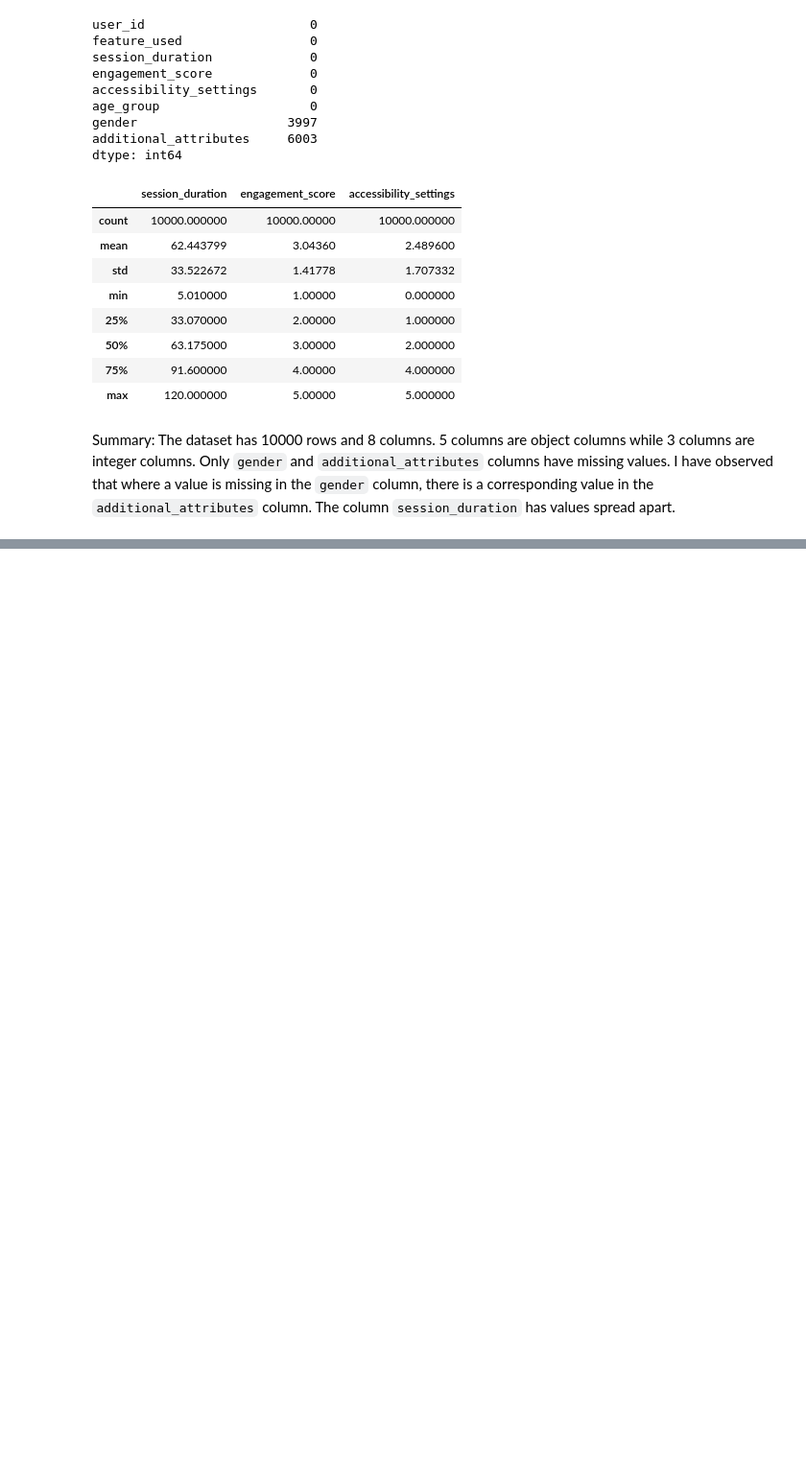
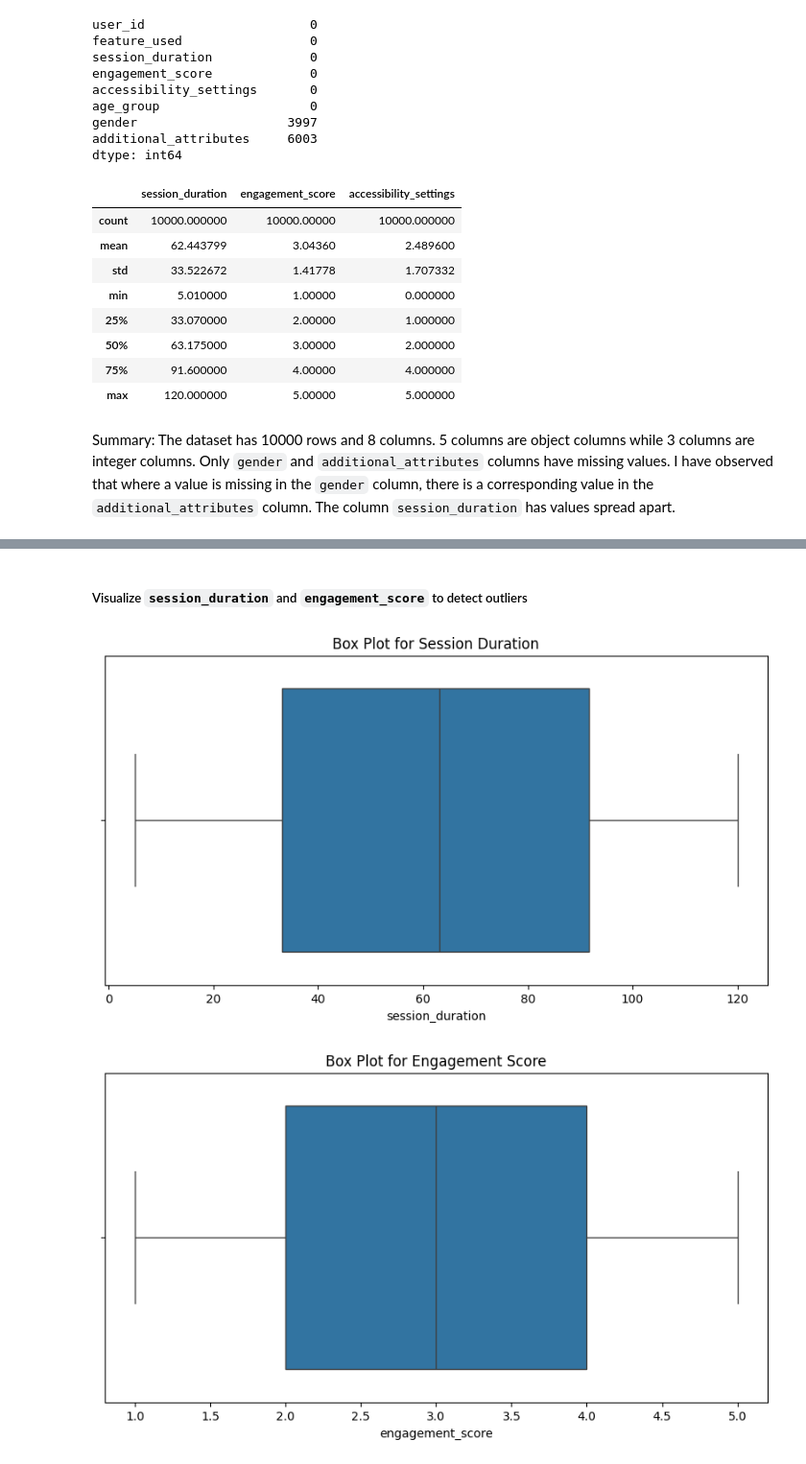
Before and after one commit to Joycelyn96/HackDiversityDataInterviewChallenge, a Jupyter notebook: hack_diversity_data_interview_challenge.ipynb, the cells around one changed output, grey strips where cells are left out. Shown at 96% size. Saved outputs shown, nothing was run; the diff lists cells and outputs as text; code cells hidden in the pictures; blank space fills up the shorter version.

Commit message:
Completed data cleaning, updated requirements.txt

```diff
--- a/hack_diversity_data_interview_challenge.ipynb
+++ b/hack_diversity_data_interview_challenge.ipynb
@@ -113,0 +123,25 @@ Summary: The dataset has 10000 rows and 8 columns. 5 columns are object columns
+# %%
+# Handle missing values in Gender column
+data.loc[(data['gender'].isna()) & (data['additional_attributes'] == 'LGBTQ+'), 'gender'] = 'Non-Binary'
+data.fillna({'gender': 'Unknown'}, inplace=True)
+# %%
+# Handle missing values in Additional Attributes column
+data.loc[(data['additional_attributes'].isna()) & (data['gender'] == 'Non-Binary'), 'additional_attributes'] = 'LGBTQ+'
+data.fillna({'additional_attributes': 'Unknown'}, inplace=True)
+# %% [markdown]
+##### Visualize `session_duration` and `engagement_score` to detect outliers
+# %%
+# Visualize session_duration
+plt.figure(figsize=(10, 5))
+sns.boxplot(x = data['session_duration'])
+plt.title('Box Plot for Session Duration')
+plt.show()
+
+# Visualize engagement_score
+plt.figure(figsize=(10, 5))
+sns.boxplot(x = data['engagement_score'])
+plt.title('Box Plot for Engagement Score')
+plt.show()
+# %% [output]
+[figure, added]
+[figure, added]
```
Also changed, not shown: parts of 12 cells of this notebook, 1 other file.
